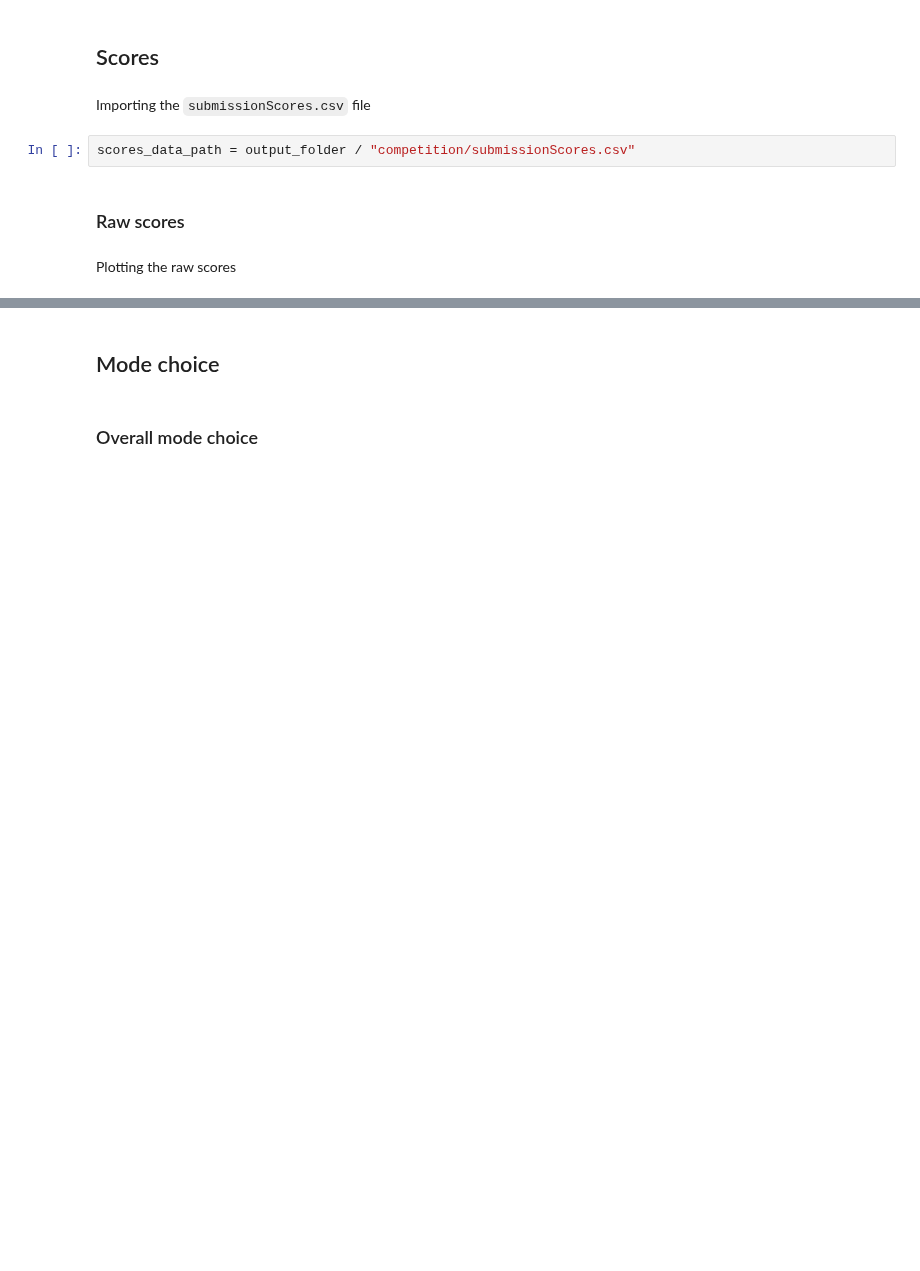
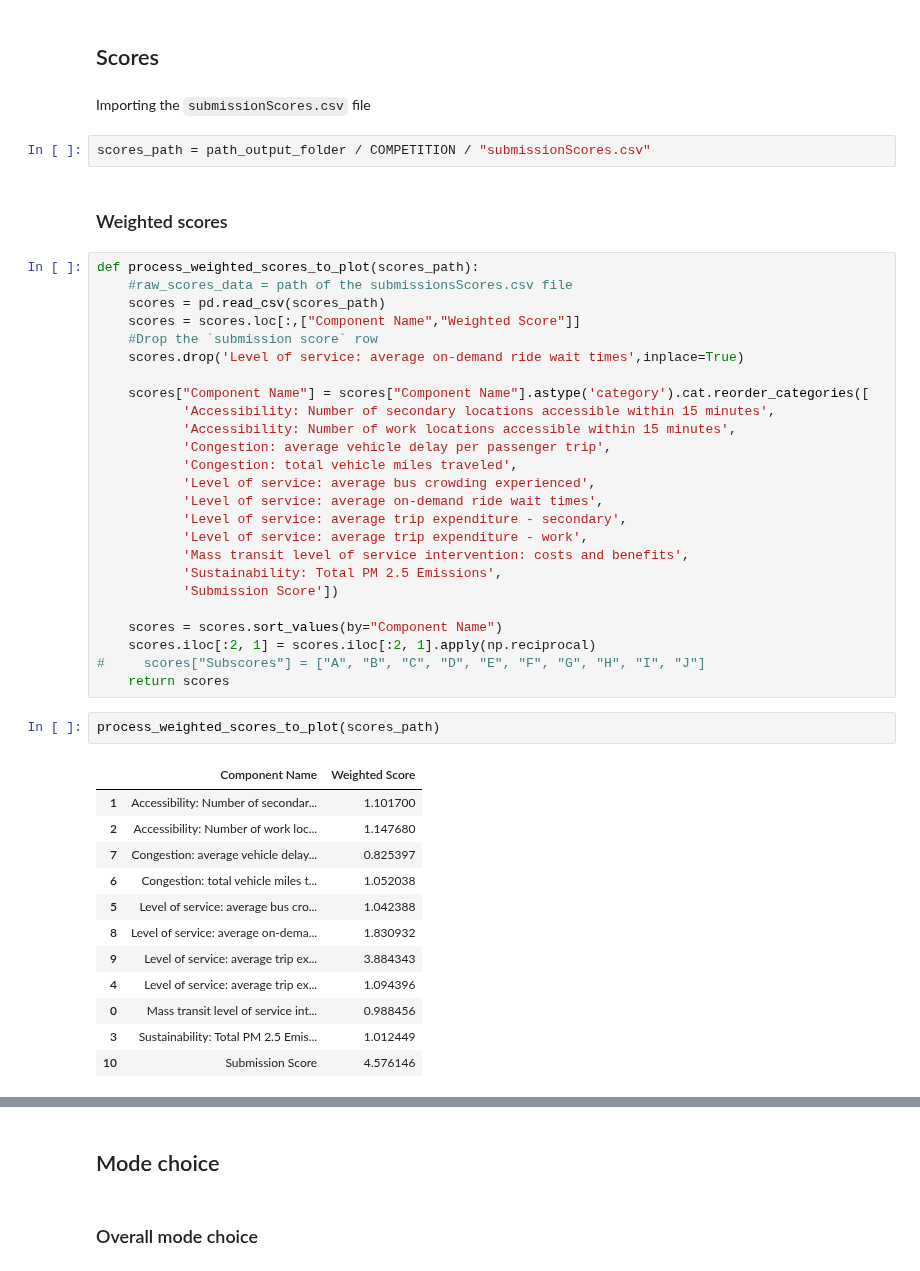
Before and after one commit to bistro-its-berkeley/BISTRO-Starter-Kit, a Jupyter notebook: examples/Visualization.ipynb, the cells around one changed output, grey strips where cells are left out. Drawn from its saved outputs; the diff is of its cells as text; blank space fills up the shorter version.

```diff
--- a/examples/Visualization.ipynb
+++ b/examples/Visualization.ipynb
@@ -227,9 +227,47 @@ _ = viz.plot_bus_frequency(bus_frequencies_path, route_ids, "Your Run")
 ## Scores
 # %% [markdown]
 Importing the `submissionScores.csv` file
-# %%
-scores_data_path = output_folder / "competition/submissionScores.csv"
+# %%
+scores_path = path_output_folder / COMPETITION / "submissionScores.csv"
 # %% [markdown]
-### Raw scores
+### Weighted  scores
-# %% [markdown]
-Plotting the raw scores
+# %%
+def process_weighted_scores_to_plot(scores_path):
+    #raw_scores_data = path of the submissionsScores.csv file
+    scores = pd.read_csv(scores_path)
+    scores = scores.loc[:,["Component Name","Weighted Score"]]
+    #Drop the `submission score` row
+    scores.drop('Level of service: average on-demand ride wait times',inplace=True)
+
+    scores["Component Name"] = scores["Component Name"].astype('category').cat.reorder_categories([
+           'Accessibility: Number of secondary locations accessible within 15 minutes',
+           'Accessibility: Number of work locations accessible within 15 minutes',
+           'Congestion: average vehicle delay per passenger trip',
+           'Congestion: total vehicle miles traveled',
+           'Level of service: average bus crowding experienced',
+           'Level of service: average on-demand ride wait times',
+           'Level of service: average trip expenditure - secondary',
+           'Level of service: average trip expenditure - work',
+           'Mass transit level of service intervention: costs and benefits',
+           'Sustainability: Total PM 2.5 Emissions',
+           'Submission Score'])
+
+    scores = scores.sort_values(by="Component Name")
+    scores.iloc[:2, 1] = scores.iloc[:2, 1].apply(np.reciprocal)
+#     scores["Subscores"] = ["A", "B", "C", "D", "E", "F", "G", "H", "I", "J"]
+    return scores
+# %%
+process_weighted_scores_to_plot(scores_path)
+# %% [output]
+|  | Component Name | Weighted Score |
+| 1 | Accessibility: Number of secondar... | 1.101700 |
+| 2 | Accessibility: Number of work loc... | 1.147680 |
+| 7 | Congestion: average vehicle delay... | 0.825397 |
+| 6 | Congestion: total vehicle miles t... | 1.052038 |
+| 5 | Level of service: average bus cro... | 1.042388 |
+| 8 | Level of service: average on-dema... | 1.830932 |
+| 9 | Level of service: average trip ex... | 3.884343 |
+| 4 | Level of service: average trip ex... | 1.094396 |
+| 0 | Mass transit level of service int... | 0.988456 |
+| 3 | Sustainability: Total PM 2.5 Emis... | 1.012449 |
+| 10 | Submission Score | 4.576146 |
```
Also changed, not shown: parts of 4 cells of this notebook, 1 other file.
